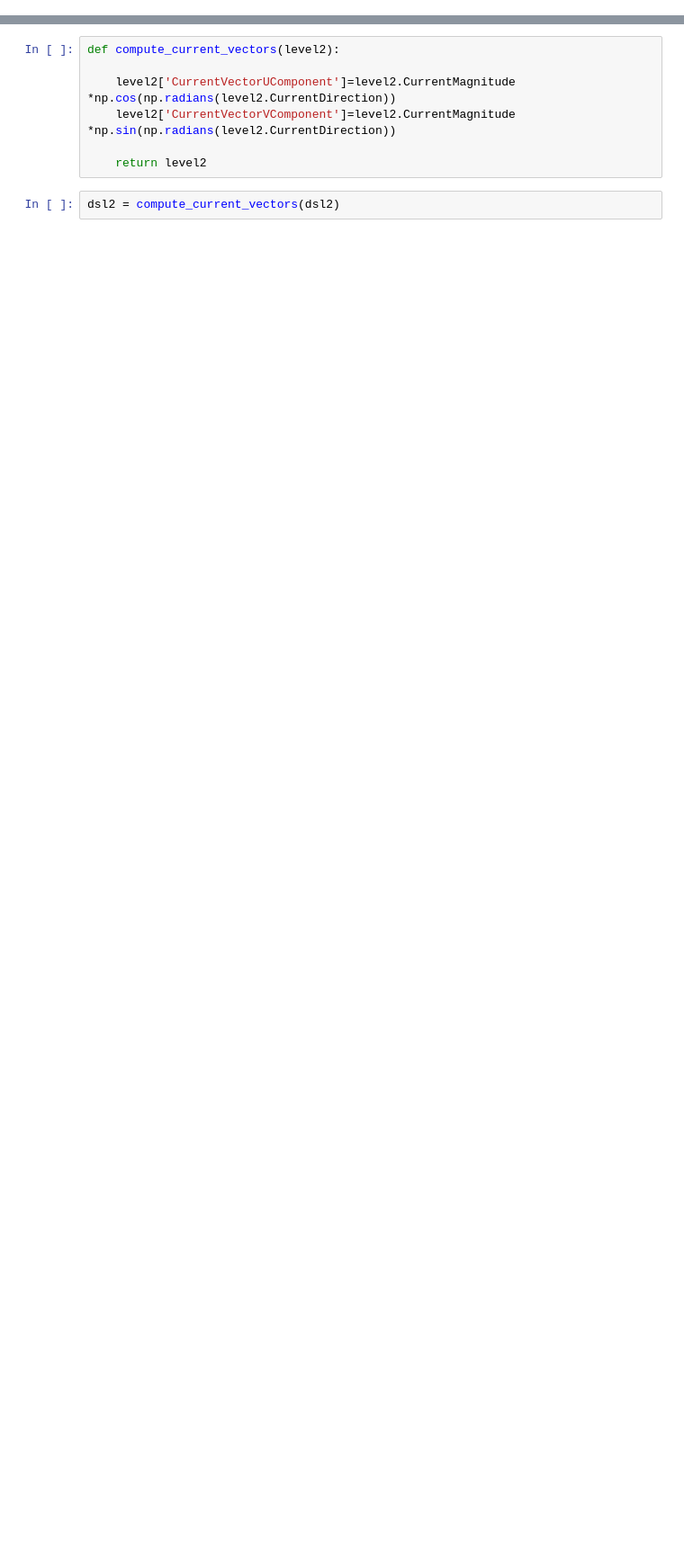
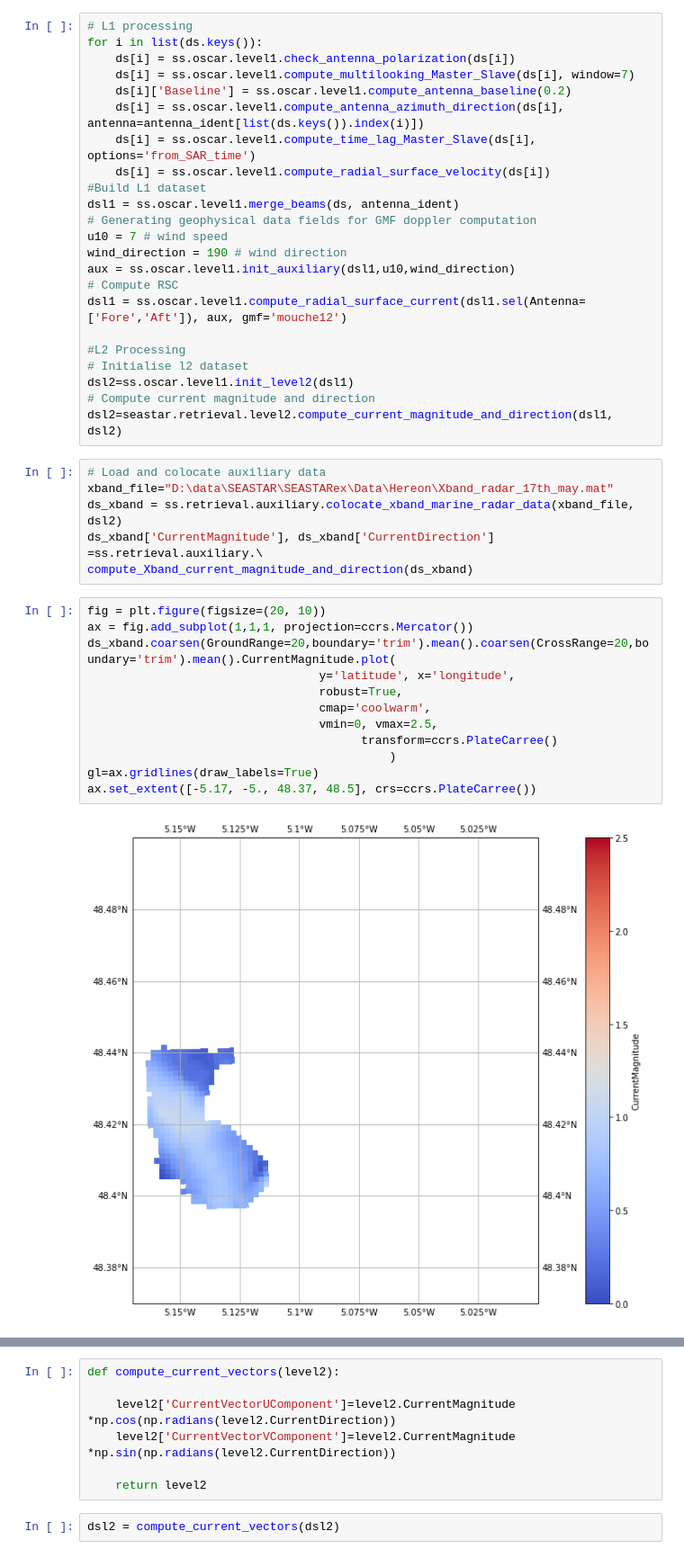
Before and after one commit to ACHMartin/seastar_project, a Jupyter notebook: OSCAR_processing_v1.1.ipynb, the cells around one changed output, grey strips where cells are left out. Shown at 90% size. Drawn from its saved outputs; the diff is of its cells as text; blank space fills up the shorter version.

```diff
--- a/OSCAR_processing_v1.1.ipynb
+++ b/OSCAR_processing_v1.1.ipynb
@@ -81,0 +39,43 @@ ax3 = dsl1.sel(Antenna='Aft').RadialSurfaceVelocity.plot(figsize=(30, 6),
+# %%
+# L1 processing
+for i in list(ds.keys()):
+    ds[i] = ss.oscar.level1.check_antenna_polarization(ds[i])
+    ds[i] = ss.oscar.level1.compute_multilooking_Master_Slave(ds[i], window=7)
+    ds[i]['Baseline'] = ss.oscar.level1.compute_antenna_baseline(0.2)
+    ds[i] = ss.oscar.level1.compute_antenna_azimuth_direction(ds[i], antenna=antenna_ident[list(ds.keys()).index(i)])
+    ds[i] = ss.oscar.level1.compute_time_lag_Master_Slave(ds[i], options='from_SAR_time')
+    ds[i] = ss.oscar.level1.compute_radial_surface_velocity(ds[i])
+#Build L1 dataset
+dsl1 = ss.oscar.level1.merge_beams(ds, antenna_ident)
+# Generating geophysical data fields for GMF doppler computation
+u10 = 7 # wind speed
+wind_direction = 190 # wind direction
+aux = ss.oscar.level1.init_auxiliary(dsl1,u10,wind_direction)
+# Compute RSC
+dsl1 = ss.oscar.level1.compute_radial_surface_current(dsl1.sel(Antenna=['Fore','Aft']), aux, gmf='mouche12')
+
+#L2 Processing
+# Initialise l2 dataset
+dsl2=ss.oscar.level1.init_level2(dsl1)
+# Compute current magnitude and direction
+dsl2=seastar.retrieval.level2.compute_current_magnitude_and_direction(dsl1, dsl2)
+# %%
+# Load and colocate auxiliary data
+xband_file="D:\data\SEASTAR\SEASTARex\Data\Hereon\Xband_radar_17th_may.mat"
+ds_xband = ss.retrieval.auxiliary.colocate_xband_marine_radar_data(xband_file, dsl2)
+ds_xband['CurrentMagnitude'], ds_xband['CurrentDirection'] =ss.retrieval.auxiliary.\
+compute_Xband_current_magnitude_and_direction(ds_xband)
+# %%
+fig = plt.figure(figsize=(20, 10))
+ax = fig.add_subplot(1,1,1, projection=ccrs.Mercator())
+ds_xband.coarsen(GroundRange=20,boundary='trim').mean().coarsen(CrossRange=20,boundary='trim').mean().CurrentMagnitude.plot(
+                                 y='latitude', x='longitude',
+                                 robust=True,
+                                 cmap='coolwarm',
+                                 vmin=0, vmax=2.5,
+                                       transform=ccrs.PlateCarree()
+                                           )
+gl=ax.gridlines(draw_labels=True)
+ax.set_extent([-5.17, -5., 48.37, 48.5], crs=ccrs.PlateCarree())
+# %% [output]
+[figure, added]
```
Also changed, not shown: parts of 23 cells of this notebook, 3 other files.
